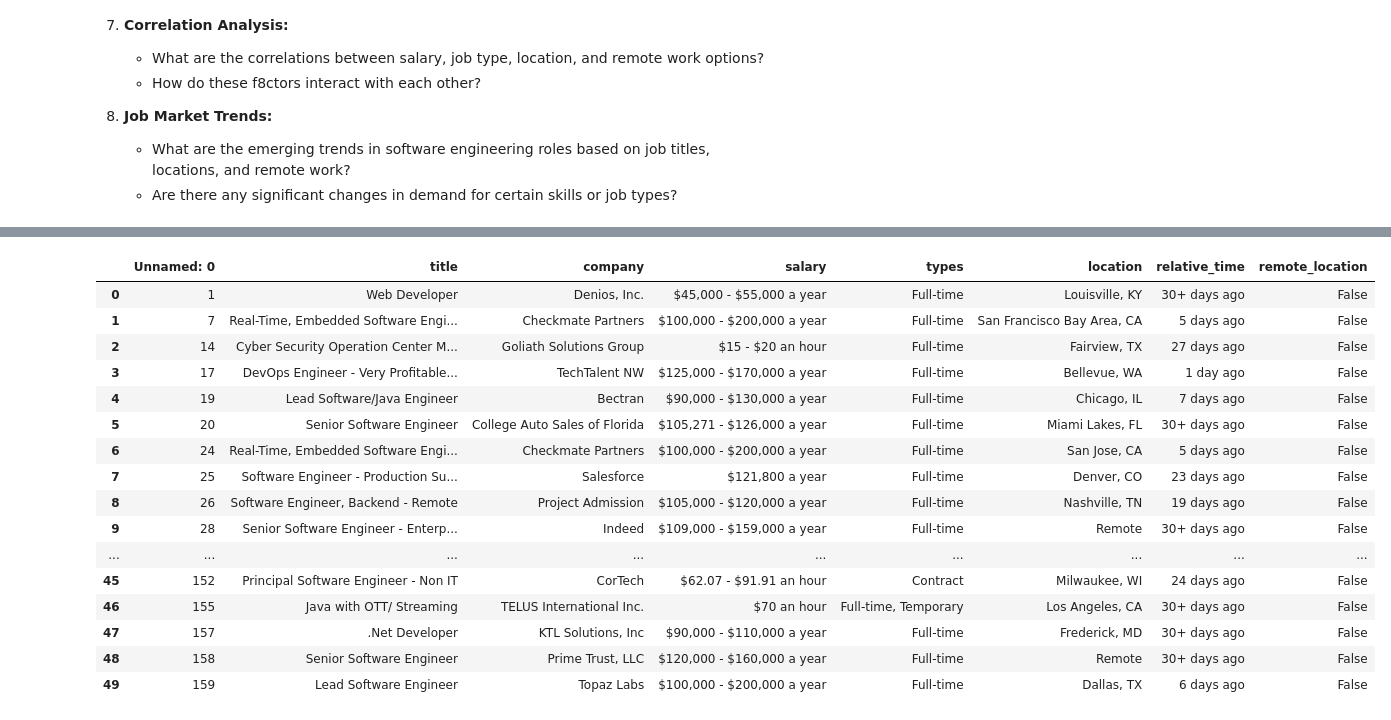
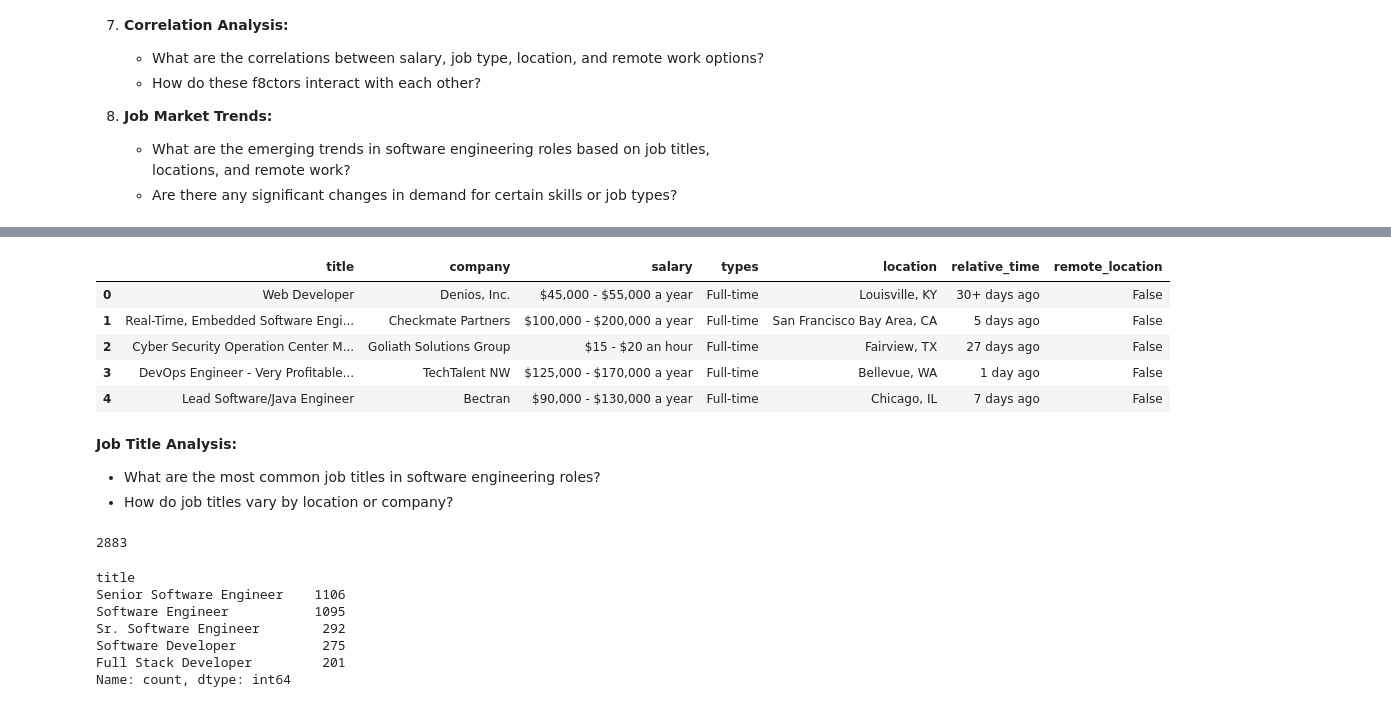
Before and after one commit to LeoIvin/US-SWE-Job-Posting-Analysis, a Jupyter notebook: analysis.ipynb, the cells around one changed output, grey strips where cells are left out. Drawn from its saved outputs; the diff is of its cells as text; code cells hidden in the pictures.

Commit message:
Further analysis

```diff
--- a/analysis.ipynb
+++ b/analysis.ipynb
@@ -97,4 +98,4 @@ Index(['title', 'company', 'salary', 'rating', 'review_count', 'types',
    - What are the emerging trends in software engineering roles based on job titles, locations, and remote work?
    - Are there any significant changes in demand for certain skills or job types?
 # %%
-data = pd.read_csv('data/us-software-engineer-jobs-zenrows (no NaN).csv')
+cleaned_jobs_df = pd.read_csv('data/us-software-engineer-jobs-zenrows (no NaN).csv')
@@ -101,20 +119,9 @@ data = pd.read_csv('data/us-software-engineer-jobs-zenrows (no NaN).csv')
 # %%
-data.head(50)
+cleaned_jobs_df.head(5)
 # %% [output]
-|  | Unnamed: 0 | title | company | salary | types | location | relative_time | remote_location |
-| 0 | 1 | Web Developer | Denios, Inc. | $45,000 - $55,000 a year | Full-time | Louisville, KY | 30+ days ago | False |
-| 1 | 7 | Real-Time, Embedded Software Engi... | Checkmate Partners | $100,000 - $200,000 a year | Full-time | San Francisco Bay Area, CA | 5 days ago | False |
-| 2 | 14 | Cyber Security Operation Center M... | Goliath Solutions Group | $15 - $20 an hour | Full-time | Fairview, TX | 27 days ago | False |
-| 3 | 17 | DevOps Engineer - Very Profitable... | TechTalent NW | $125,000 - $170,000 a year | Full-time | Bellevue, WA | 1 day ago | False |
-| 4 | 19 | Lead Software/Java Engineer | Bectran | $90,000 - $130,000 a year | Full-time | Chicago, IL | 7 days ago | False |
-| 5 | 20 | Senior Software Engineer | College Auto Sales of Florida | $105,271 - $126,000 a year | Full-time | Miami Lakes, FL | 30+ days ago | False |
-| 6 | 24 | Real-Time, Embedded Software Engi... | Checkmate Partners | $100,000 - $200,000 a year | Full-time | San Jose, CA | 5 days ago | False |
-| 7 | 25 | Software Engineer - Production Su... | Salesforce | $121,800 a year | Full-time | Denver, CO | 23 days ago | False |
-| 8 | 26 | Software Engineer, Backend - Remote | Project Admission | $105,000 - $120,000 a year | Full-time | Nashville, TN | 19 days ago | False |
-| 9 | 28 | Senior Software Engineer - Enterp... | Indeed | $109,000 - $159,000 a year | Full-time | Remote | 30+ days ago | False |
-| ... | ... | ... | ... | ... | ... | ... | ... | ... |
-| 45 | 152 | Principal Software Engineer - Non IT | CorTech | $62.07 - $91.91 an hour | Contract | Milwaukee, WI | 24 days ago | False |
-| 46 | 155 | Java with OTT/ Streaming | TELUS International Inc. | $70 an hour | Full-time, Temporary | Los Angeles, CA | 30+ days ago | False |
-| 47 | 157 | .Net Developer | KTL Solutions, Inc | $90,000 - $110,000 a year | Full-time | Frederick, MD | 30+ days ago | False |
-| 48 | 158 | Senior Software Engineer | Prime Trust, LLC | $120,000 - $160,000 a year | Full-time | Remote | 30+ days ago | False |
-| 49 | 159 | Lead Software Engineer | Topaz Labs | $100,000 - $200,000 a year | Full-time | Dallas, TX | 6 days ago | False |
+|  | title | company | salary | types | location | relative_time | remote_location |
+| 0 | Web Developer | Denios, Inc. | $45,000 - $55,000 a year | Full-time | Louisville, KY | 30+ days ago | False |
+| 1 | Real-Time, Embedded Software Engi... | Checkmate Partners | $100,000 - $200,000 a year | Full-time | San Francisco Bay Area, CA | 5 days ago | False |
+| 2 | Cyber Security Operation Center M... | Goliath Solutions Group | $15 - $20 an hour | Full-time | Fairview, TX | 27 days ago | False |
+| 3 | DevOps Engineer - Very Profitable... | TechTalent NW | $125,000 - $170,000 a year | Full-time | Bellevue, WA | 1 day ago | False |
+| 4 | Lead Software/Java Engineer | Bectran | $90,000 - $130,000 a year | Full-time | Chicago, IL | 7 days ago | False |
@@ -120,0 +132,21 @@ data.head(50)
+# %% [markdown]
+**Job Title Analysis:**
+   - What are the most common job titles in software engineering roles?
+   - How do job titles vary by location or company?
+# %%
+# list of job titles
+titles = [title for title in cleaned_jobs_df['title'].unique()]
+len(titles) # 2883
+# %% [output]
+2883
+# %%
+common_titles = cleaned_jobs_df['title'].value_counts().head(5)
+common_titles
+# %% [output]
+title
+Senior Software Engineer    1106
+Software Engineer           1095
+Sr. Software Engineer        292
+Software Developer           275
+Full Stack Developer         201
+Name: count, dtype: int64
```
Also changed, not shown: parts of 12 cells of this notebook.
